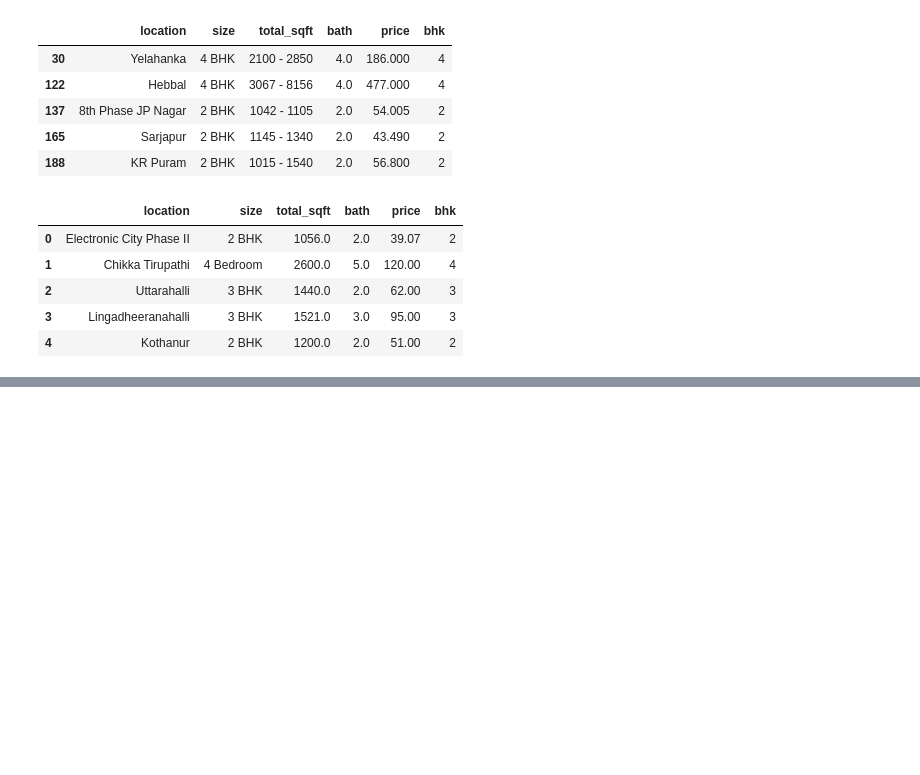
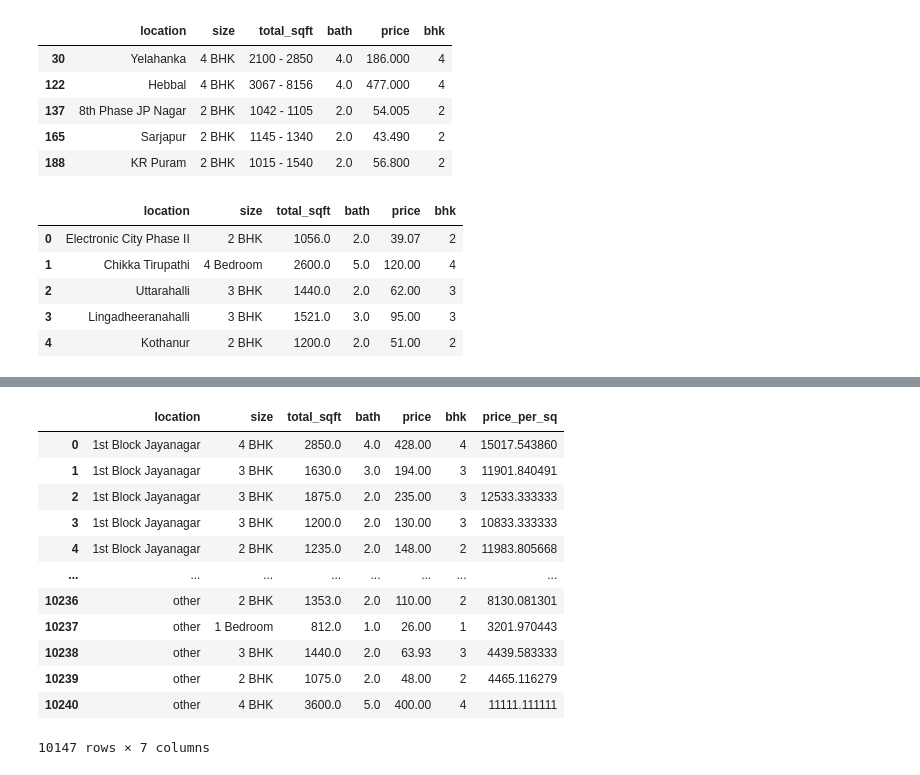
Before and after one commit to gsranawat99/Housing-price-prediction, a Jupyter notebook: price_prediction.ipynb, the cells around one changed output, grey strips where cells are left out. Cells and saved outputs as stored; diff of their text form; code cells hidden in the pictures; blank space fills up the shorter version.

```diff
--- a/price_prediction.ipynb
+++ b/price_prediction.ipynb
@@ -141,0 +239,18 @@ df5['location']=df5['location'].apply(lambda x: x.strip())
+# %%
+#It is unusual to have 2 more bathrooms than number of bedrooms in a home
+df8=df7[df7.bath<df7.bhk+2]
+df8
+# %% [output]
+|  | location | size | total_sqft | bath | price | bhk | price_per_sq |
+| 0 | 1st Block Jayanagar | 4 BHK | 2850.0 | 4.0 | 428.00 | 4 | 15017.543860 |
+| 1 | 1st Block Jayanagar | 3 BHK | 1630.0 | 3.0 | 194.00 | 3 | 11901.840491 |
+| 2 | 1st Block Jayanagar | 3 BHK | 1875.0 | 2.0 | 235.00 | 3 | 12533.333333 |
+| 3 | 1st Block Jayanagar | 3 BHK | 1200.0 | 2.0 | 130.00 | 3 | 10833.333333 |
+| 4 | 1st Block Jayanagar | 2 BHK | 1235.0 | 2.0 | 148.00 | 2 | 11983.805668 |
+| ... | ... | ... | ... | ... | ... | ... | ... |
+| 10236 | other | 2 BHK | 1353.0 | 2.0 | 110.00 | 2 | 8130.081301 |
+| 10237 | other | 1 Bedroom | 812.0 | 1.0 | 26.00 | 1 | 3201.970443 |
+| 10238 | other | 3 BHK | 1440.0 | 2.0 | 63.93 | 3 | 4439.583333 |
+| 10239 | other | 2 BHK | 1075.0 | 2.0 | 48.00 | 2 | 4465.116279 |
+| 10240 | other | 4 BHK | 3600.0 | 5.0 | 400.00 | 4 | 11111.111111 |
+10147 rows × 7 columns
```
Also changed, not shown: parts of 26 cells of this notebook.
